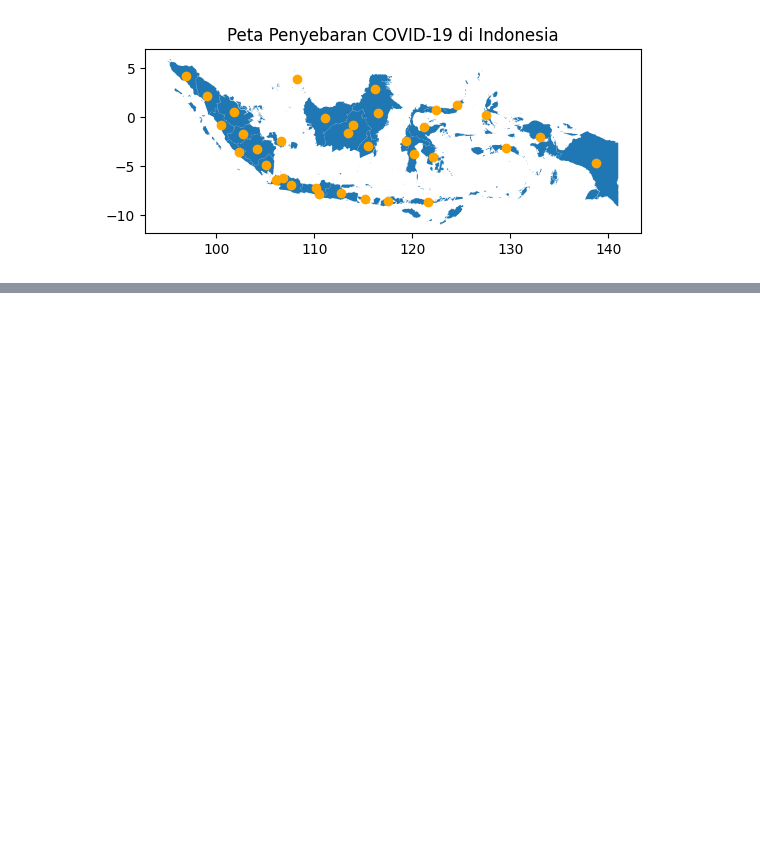
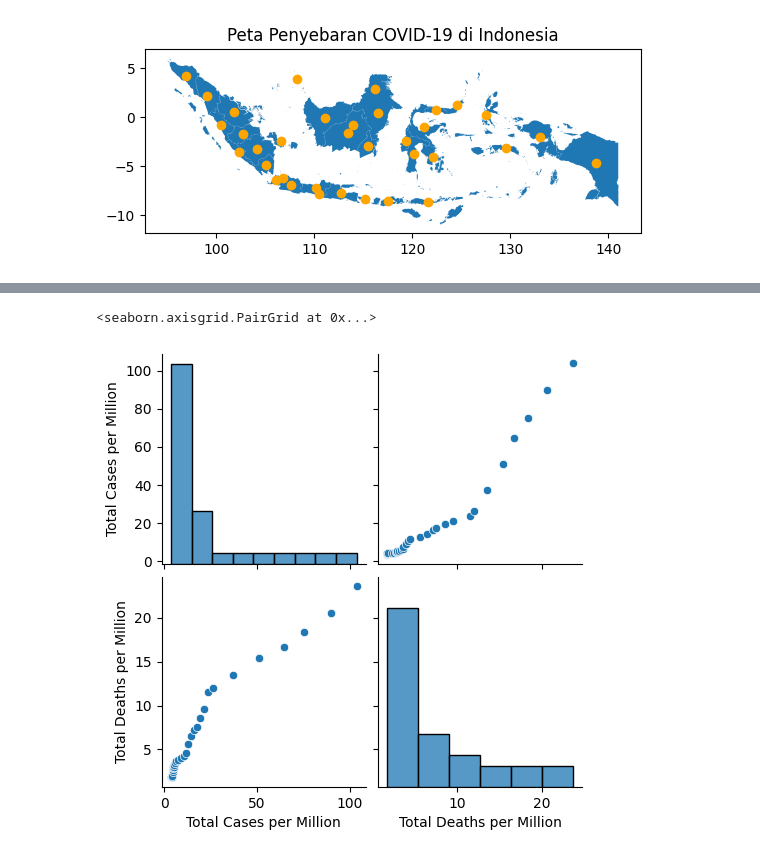
Before and after one commit to arianza1210/Data_Scientist, a Jupyter notebook: UseCase_Covid_Indonesia.ipynb, the cells around one changed output, grey strips where cells are left out. Saved outputs shown, nothing was run; the diff lists cells and outputs as text; code cells hidden in the pictures; blank space fills up the shorter version.

```diff
--- a/UseCase_Covid_Indonesia.ipynb
+++ b/UseCase_Covid_Indonesia.ipynb
@@ -220,0 +278,5 @@ plt.show()
+# %%
+sns.pairplot(data)
+# %% [output]
+<seaborn.axisgrid.PairGrid at 0x...>
+[figure, added]
```
Also changed, not shown: parts of 12 cells of this notebook.
